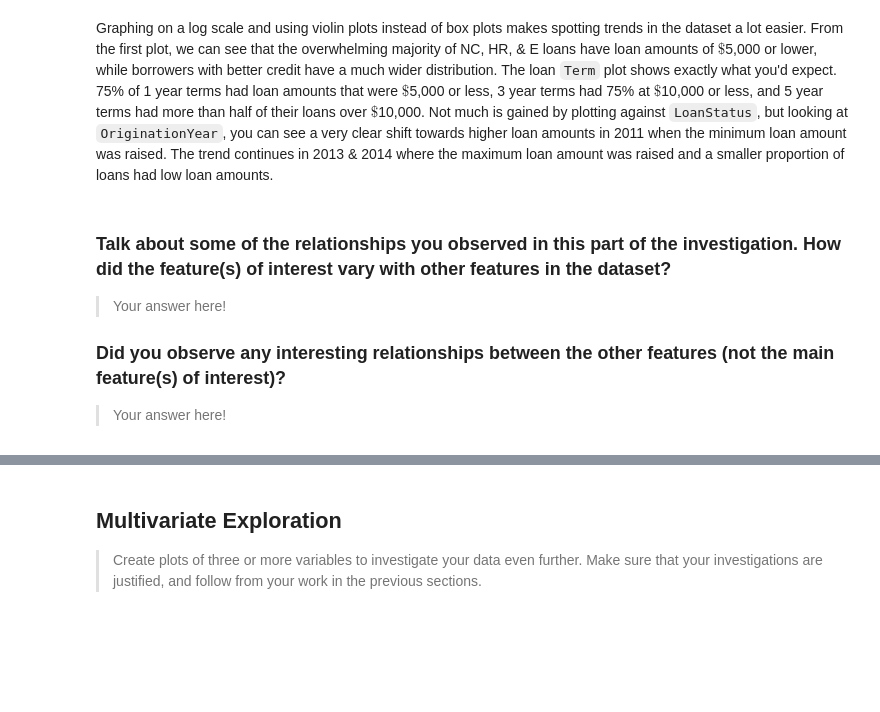
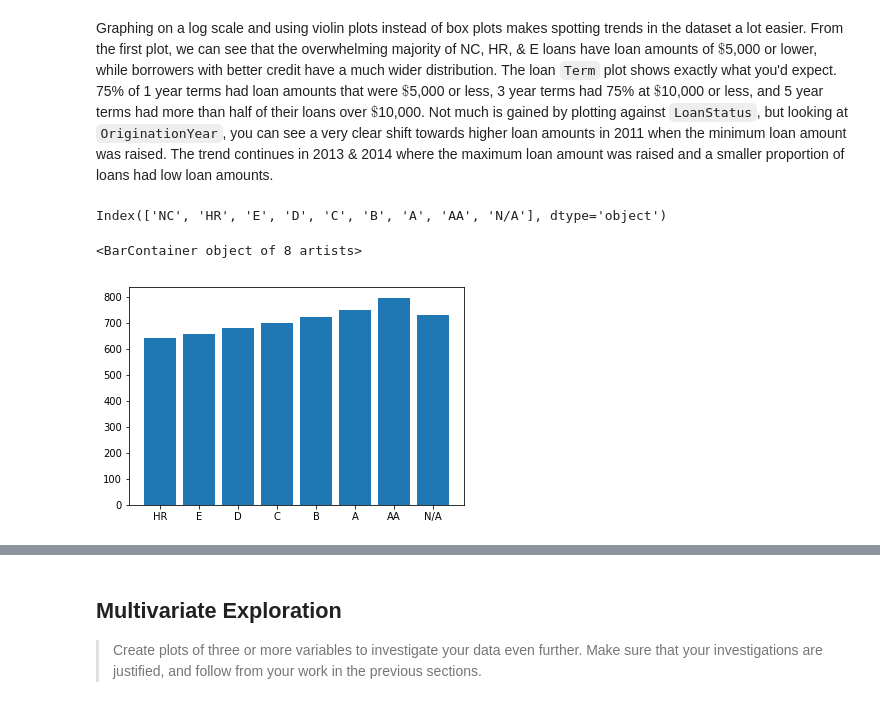
Before and after one commit to iRowebot/prosper_loans_visualizations, a Jupyter notebook: prosper_loans_data_visualization.ipynb, the cells around one changed output, grey strips where cells are left out. Drawn from its saved outputs; the diff is of its cells as text; code cells hidden in the pictures; blank space fills up the shorter version.

```diff
--- a/prosper_loans_data_visualization.ipynb
+++ b/prosper_loans_data_visualization.ipynb
@@ -667,11 +667,13 @@ g.map(sns.violinplot, inner='quartile', cut=0);
 [figure]
 # %% [markdown]
 Graphing on a log scale and using violin plots instead of box plots makes spotting trends in the dataset a lot easier. From the first plot, we can see that the overwhelming majority of NC, HR, & E loans have loan amounts of $\$$5,000 or lower, while borrowers with better credit have a much wider distribution. The loan `Term` plot shows exactly what you'd expect. 75\% of 1 year terms had loan amounts that were $\$$5,000 or less, 3 year terms had 75\% at $\$$10,000 or less, and 5 year terms had more than half of their loans over $\$$10,000. Not much is gained by plotting against `LoanStatus`, but looking at `OriginationYear`, you can see a very clear shift towards higher loan amounts in 2011 when the minimum loan amount was raised. The trend continues in 2013 & 2014 where the maximum loan amount was raised and a smaller proportion of loans had low loan amounts.
-# %% [markdown]
-### Talk about some of the relationships you observed in this part of the investigation. How did the feature(s) of interest vary with other features in the dataset?
-
-> Your answer here!
-
-### Did you observe any interesting relationships between the other features (not the main feature(s) of interest)?
-
-> Your answer here!
+# %%
+df_subset.groupby('ProsperCreditGrade').CreditScoreRangeUpper.mean().index.categories
+# %% [output]
+Index(['NC', 'HR', 'E', 'D', 'C', 'B', 'A', 'AA', 'N/A'], dtype='object')
+# %%
+plt.bar(x=df_subset.groupby('ProsperCreditGrade').CreditScoreRangeUpper.mean().index.categories[1:],
+        height=df_subset.groupby('ProsperCreditGrade').CreditScoreRangeUpper.mean()[1:])
+# %% [output]
+<BarContainer object of 8 artists>
+[figure, added]
```
Also changed, not shown: parts of 2 cells of this notebook.
